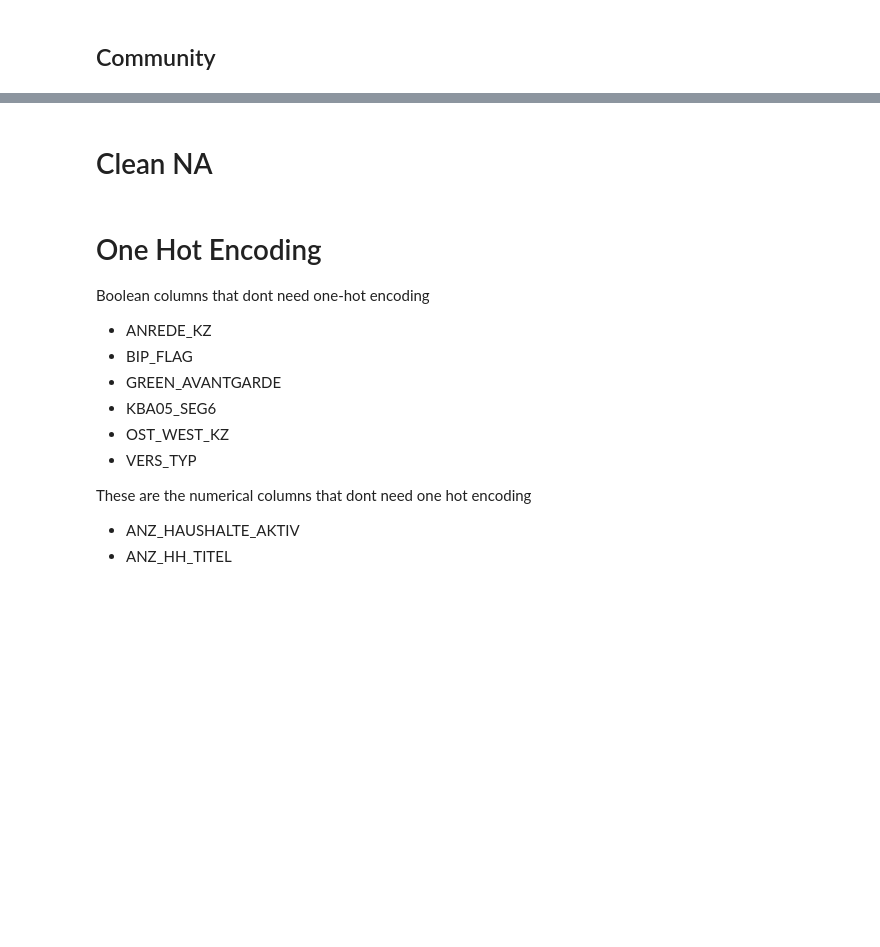
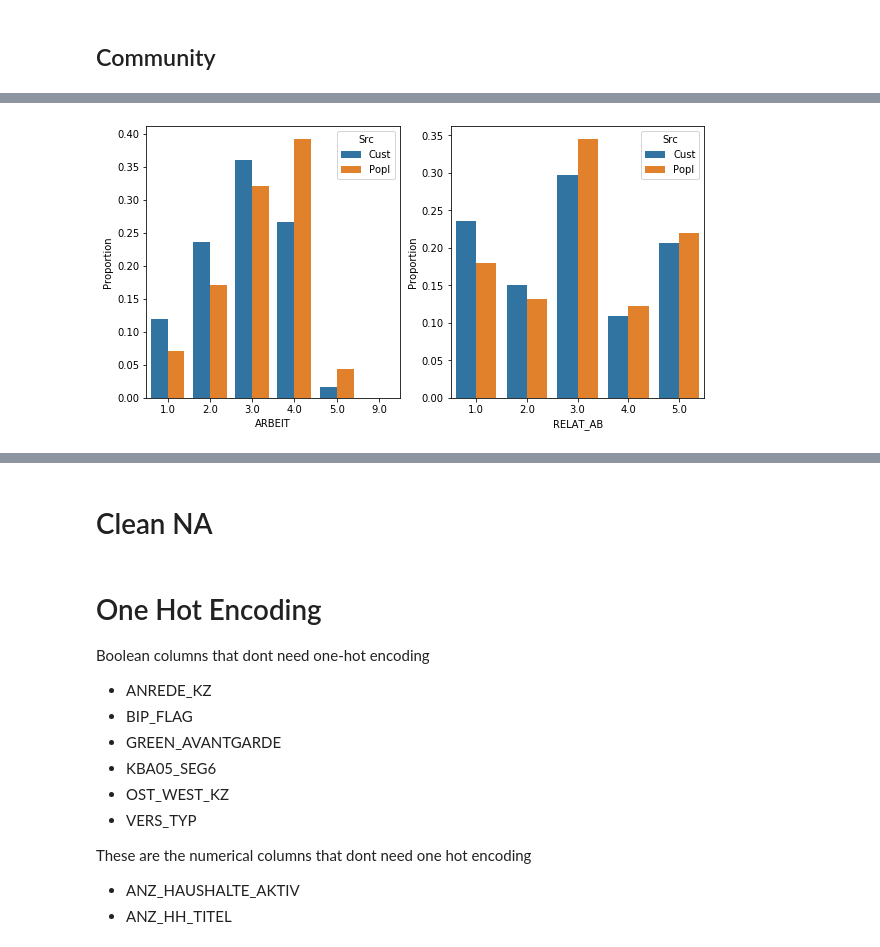
Before and after one commit to PavanKB/arvato_customer_segmentation, a Jupyter notebook: Arvato Project Workbook.ipynb, the cells around one changed output, grey strips where cells are left out. Cells and saved outputs as stored; diff of their text form; code cells hidden in the pictures; blank space fills up the shorter version.

```diff
--- a/Arvato Project Workbook.ipynb
+++ b/Arvato Project Workbook.ipynb
@@ -548,3 +552,5 @@ len(similar_attributes), len(different_attributes)
 # %%
-plot_data_dist_comp(azdias, customer, similar_attributes, 6, 5, (20, 20))
+plot_data_dist_comp(azdias, customer, similar_attributes, 2, 1, (10, 5))
+# %% [output]
+[figure, added]
 # %%
```
Also changed, not shown: parts of 3 cells of this notebook.
